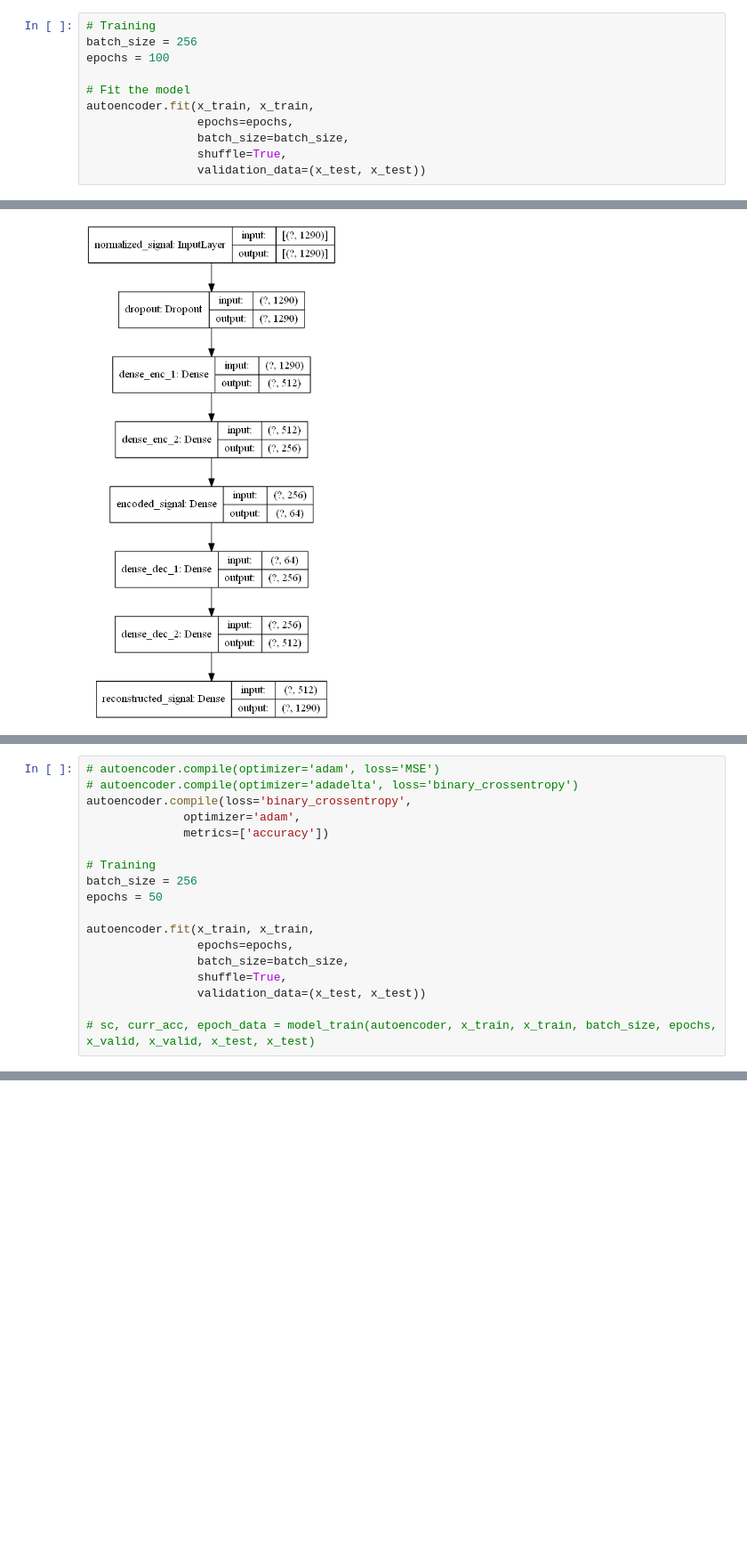
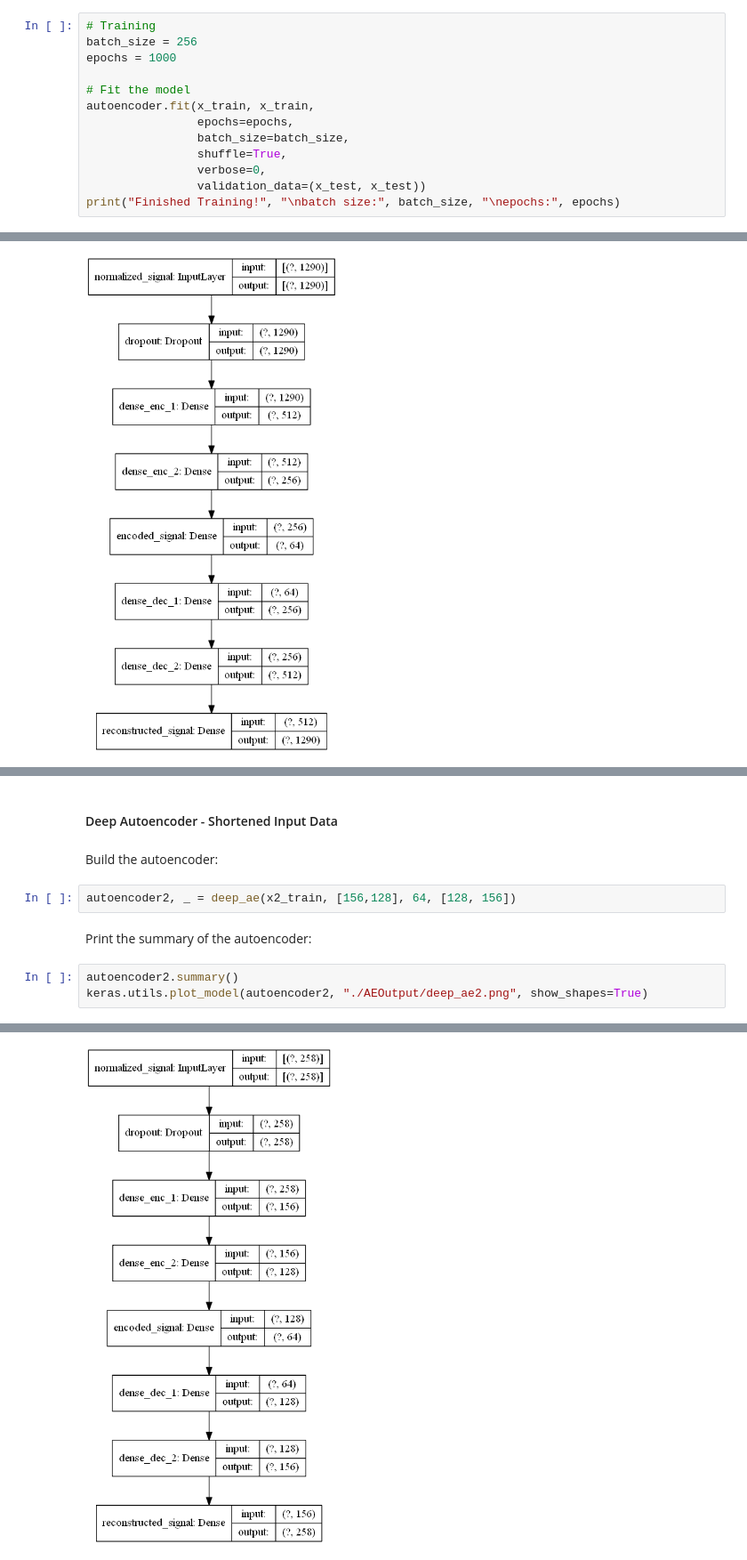
Before and after one commit to Aekai/Wi-Mind, a Jupyter notebook: FeatureExtractionModule/src/autoencoder_approach.ipynb, the cells around one changed output, grey strips where cells are left out. Shown at 89% size. Drawn from its saved outputs; the diff is of its cells as text; blank space fills up the shorter version.

```diff
--- a/FeatureExtractionModule/src/autoencoder_approach.ipynb
+++ b/FeatureExtractionModule/src/autoencoder_approach.ipynb
@@ -932,12 +954,14 @@ Compile and train the model:
 # %%
 # Training
 batch_size = 256
-epochs = 100
+epochs = 1000
 
 # Fit the model
 autoencoder.fit(x_train, x_train,
                 epochs=epochs,
                 batch_size=batch_size,
                 shuffle=True,
+                verbose=0,
                 validation_data=(x_test, x_test))
+print("Finished Training!", "\nbatch size:", batch_size, "\nepochs:", epochs)
 # %% [output]
@@ -1506,18 +1428,12 @@ autoencoder.summary()
-# %%
-# autoencoder.compile(optimizer='adam', loss='MSE')
-# autoencoder.compile(optimizer='adadelta', loss='binary_crossentropy')
-autoencoder.compile(loss='binary_crossentropy',
-              optimizer='adam',
-              metrics=['accuracy'])
-
-# Training
-batch_size = 256
-epochs = 50
-
-autoencoder.fit(x_train, x_train,
-                epochs=epochs,
-                batch_size=batch_size,
-                shuffle=True,
-                validation_data=(x_test, x_test))
-
-# sc, curr_acc, epoch_data = model_train(autoencoder, x_train, x_train, batch_size, epochs, x_valid, x_valid, x_test, x_test)
+# %% [markdown]
+#### Deep Autoencoder - Shortened Input Data
+# %% [markdown]
+Build the autoencoder:
+# %%
+autoencoder2, _ = deep_ae(x2_train, [156,128], 64, [128, 156])
+# %% [markdown]
+Print the summary of the autoencoder:
+# %%
+autoencoder2.summary()
+keras.utils.plot_model(autoencoder2, "./AEOutput/deep_ae2.png", show_shapes=True)
+# %% [output]
@@ -1523,0 +1457 @@ autoencoder.fit(x_train, x_train,
+[figure, added]
```
Also changed, not shown: parts of 58 cells of this notebook.
